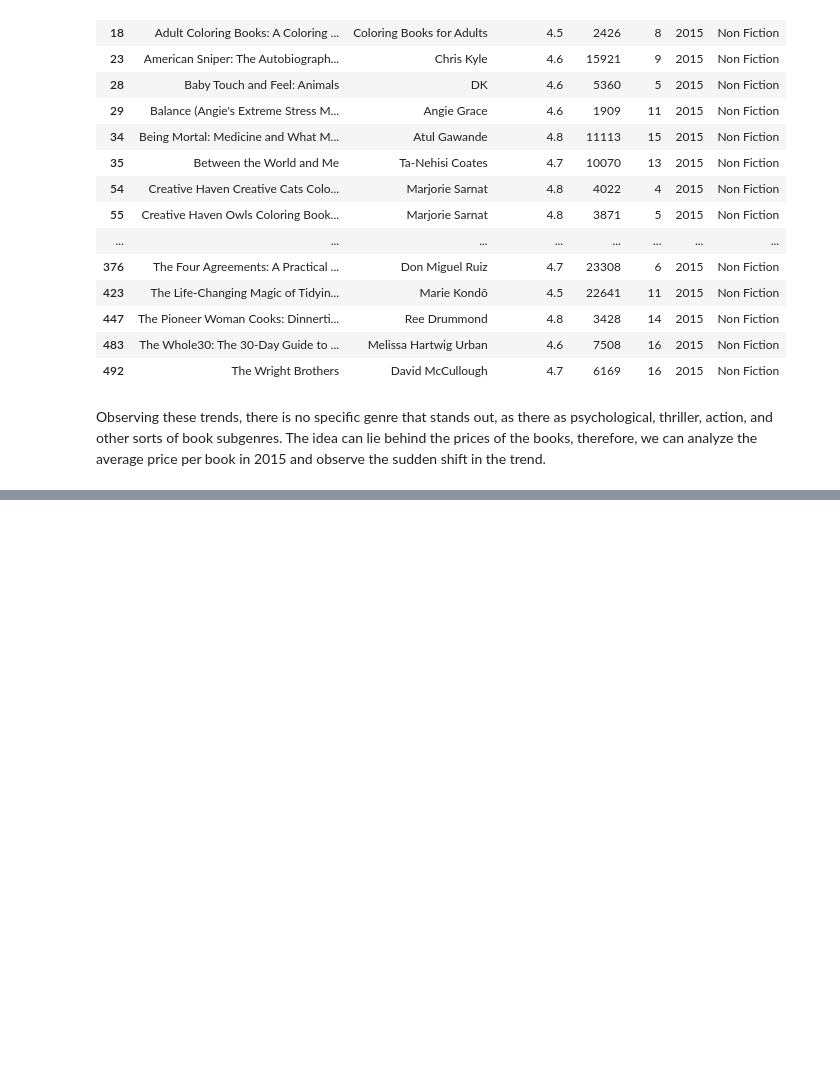
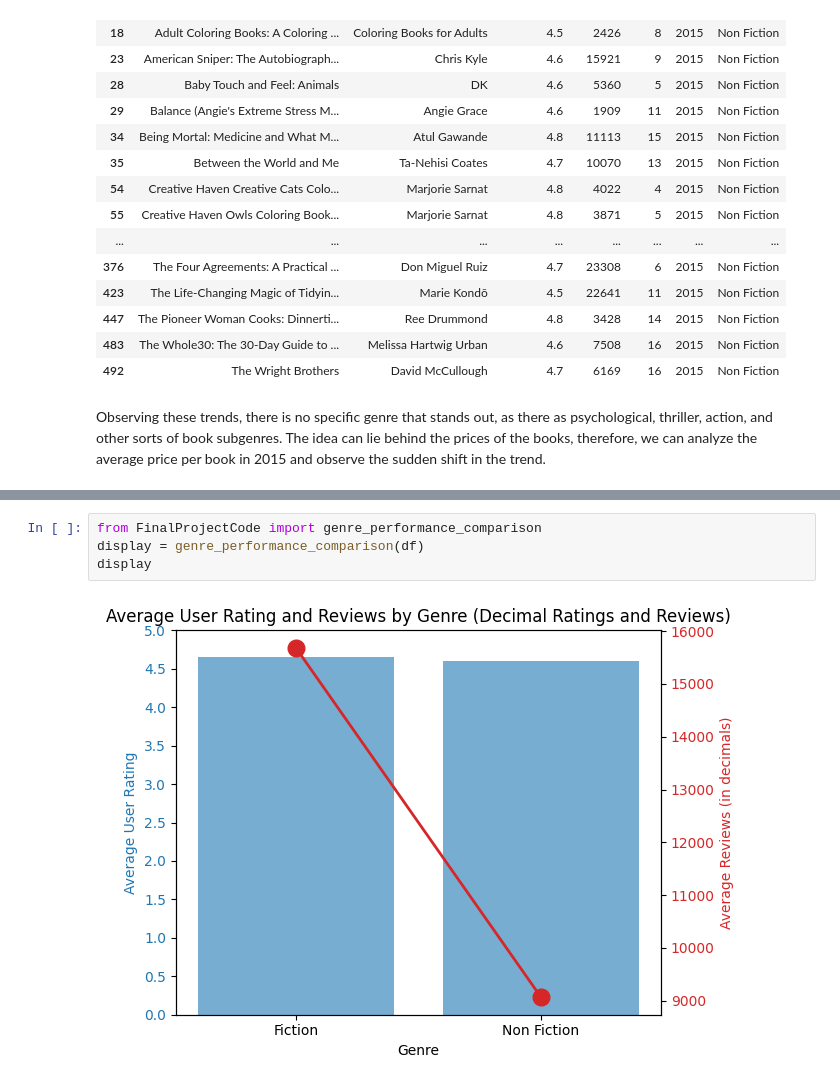
Before and after one commit to Eemkayy/cs210, a Jupyter notebook: FinalProject.ipynb, the cells around one changed output, grey strips where cells are left out. Drawn from its saved outputs; the diff is of its cells as text; blank space fills up the shorter version.

```diff
--- a/FinalProject.ipynb
+++ b/FinalProject.ipynb
@@ -55,0 +68,6 @@ Name: Price, dtype: float64
+# %%
+from FinalProjectCode import genre_performance_comparison
+display = genre_performance_comparison(df)
+display
+# %% [output]
+[figure, added]
```
Also changed, not shown: parts of 4 cells of this notebook, 1 other file.
